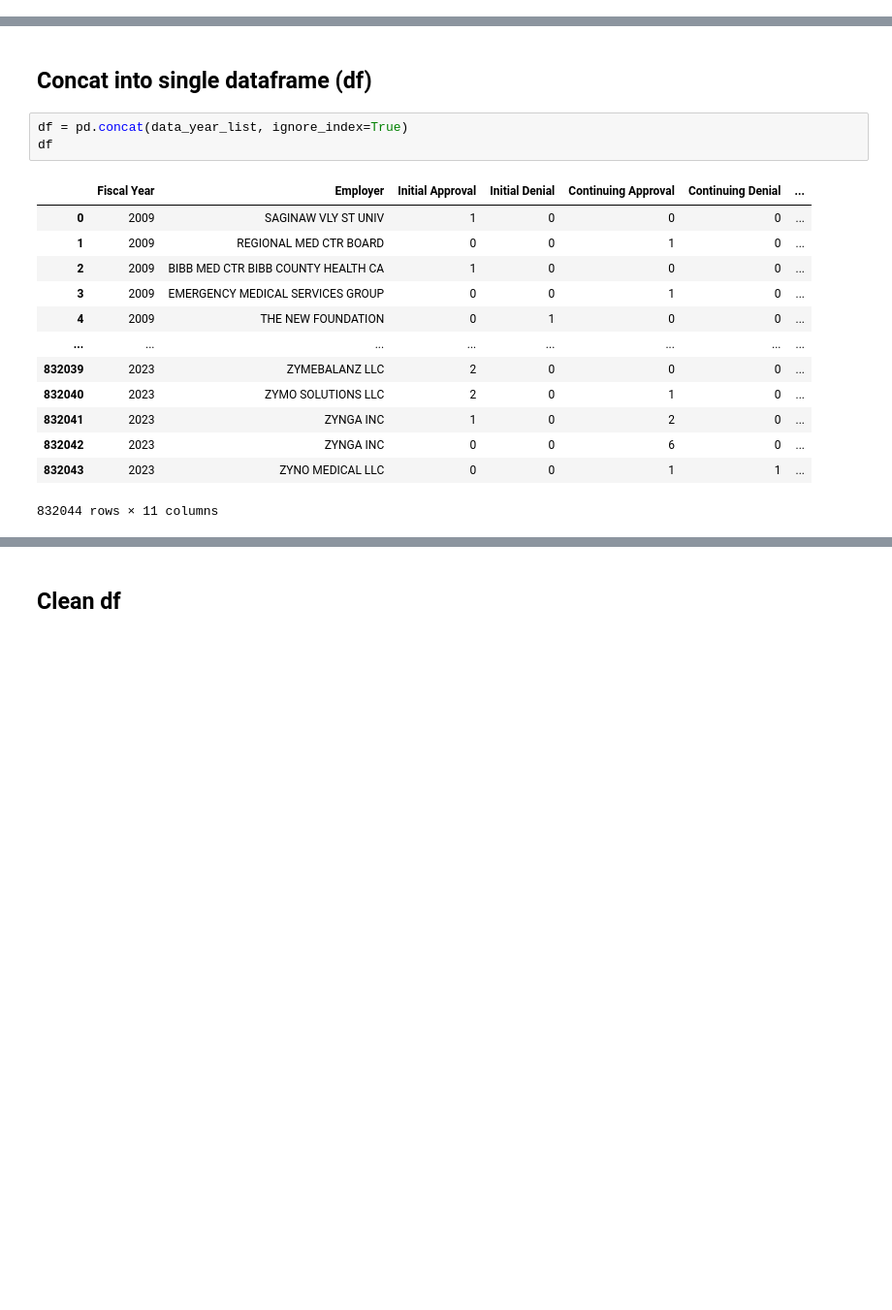
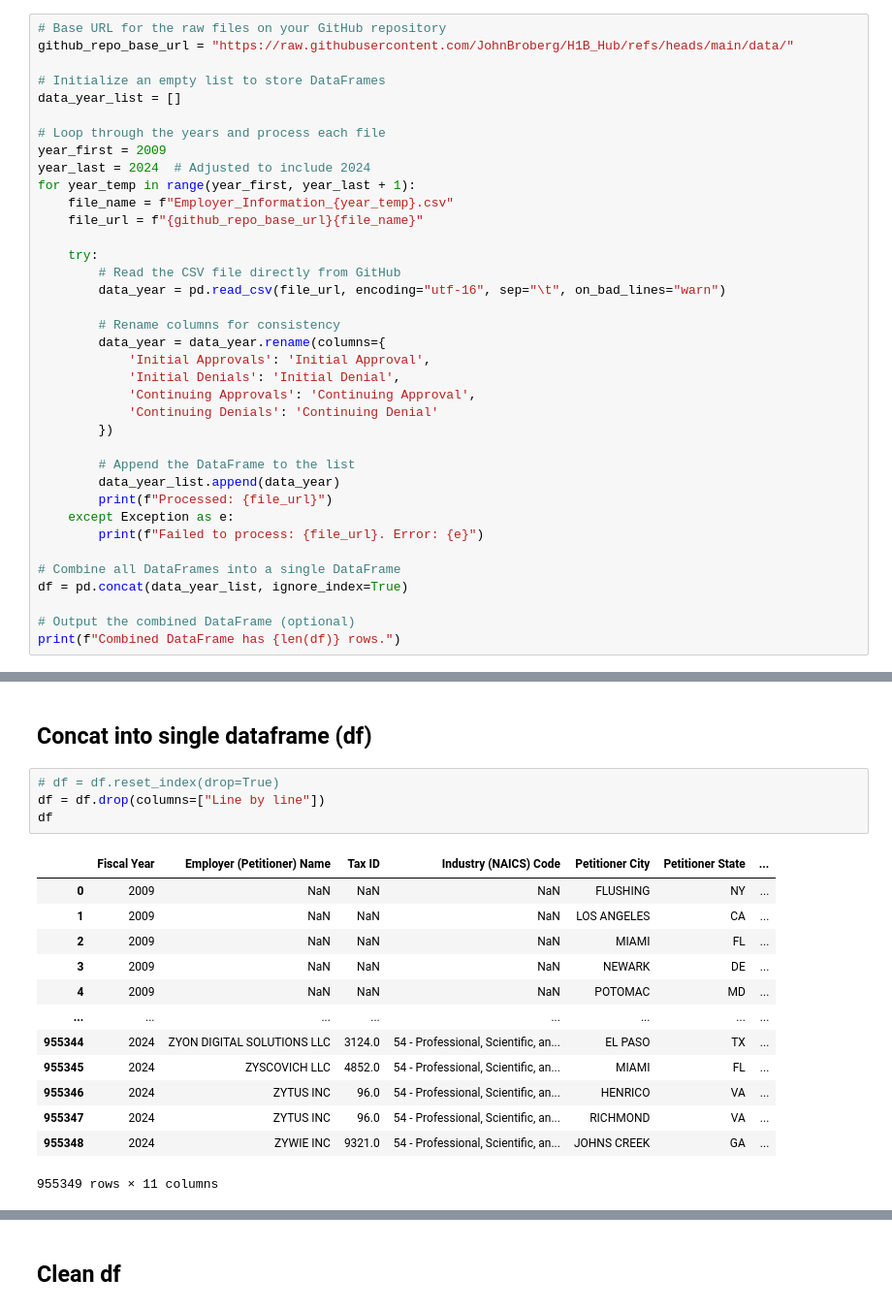
Before and after one commit to JohnBroberg/H1B_Hub, a Jupyter notebook: H1B_Hub.ipynb, the cells around one changed output, grey strips where cells are left out. Shown at 97% size. Cells and saved outputs as stored; diff of their text form; blank space fills up the shorter version.

Commit message:
download CSV/TSV files from github, going forward

```diff
--- a/H1B_Hub.ipynb
+++ b/H1B_Hub.ipynb
@@ -73,0 +29,37 @@ Failed to process: https://github.com/JohnBroberg/H1B_Hub/tree/main/data/Employe
+# %%
+# Base URL for the raw files on your GitHub repository
+github_repo_base_url = "https://raw.githubusercontent.com/JohnBroberg/H1B_Hub/refs/heads/main/data/"
+
+# Initialize an empty list to store DataFrames
+data_year_list = []
+
+# Loop through the years and process each file
+year_first = 2009
+year_last = 2024  # Adjusted to include 2024
+for year_temp in range(year_first, year_last + 1):
+    file_name = f"Employer_Information_{year_temp}.csv"
+    file_url = f"{github_repo_base_url}{file_name}"
+
+    try:
+        # Read the CSV file directly from GitHub
+        data_year = pd.read_csv(file_url, encoding="utf-16", sep="\t", on_bad_lines="warn")
+
+        # Rename columns for consistency
+        data_year = data_year.rename(columns={
+            'Initial Approvals': 'Initial Approval',
+            'Initial Denials': 'Initial Denial',
+            'Continuing Approvals': 'Continuing Approval',
+            'Continuing Denials': 'Continuing Denial'
+        })
+
+        # Append the DataFrame to the list
+        data_year_list.append(data_year)
+        print(f"Processed: {file_url}")
+    except Exception as e:
+        print(f"Failed to process: {file_url}. Error: {e}")
+
+# Combine all DataFrames into a single DataFrame
+df = pd.concat(data_year_list, ignore_index=True)
+
+# Output the combined DataFrame (optional)
+print(f"Combined DataFrame has {len(df)} rows.")
@@ -74,22 +84,23 @@ Failed to process: https://github.com/JohnBroberg/H1B_Hub/tree/main/data/Employe
 # %% [markdown]
 ## Concat into single dataframe (df)
 # %%
-df = pd.concat(data_year_list, ignore_index=True)
+# df = df.reset_index(drop=True)
+df = df.drop(columns=["Line by line"])
 df
 # %% [output]
-|  | Fiscal Year | Employer | Initial Approval | Initial Denial | Continuing Approval | Continuing Denial | ... |
-| 0 | 2009 | SAGINAW VLY ST UNIV | 1 | 0 | 0 | 0 | ... |
-| 1 | 2009 | REGIONAL MED CTR BOARD | 0 | 0 | 1 | 0 | ... |
-| 2 | 2009 | BIBB MED CTR BIBB COUNTY HEALTH CA | 1 | 0 | 0 | 0 | ... |
-| 3 | 2009 | EMERGENCY MEDICAL SERVICES GROUP | 0 | 0 | 1 | 0 | ... |
-| 4 | 2009 | THE NEW FOUNDATION | 0 | 1 | 0 | 0 | ... |
+|  | Fiscal Year | Employer (Petitioner) Name | Tax ID | Industry (NAICS) Code | Petitioner City | Petitioner State | ... |
+| 0 | 2009 | NaN | NaN | NaN | FLUSHING | NY | ... |
+| 1 | 2009 | NaN | NaN | NaN | LOS ANGELES | CA | ... |
+| 2 | 2009 | NaN | NaN | NaN | MIAMI | FL | ... |
+| 3 | 2009 | NaN | NaN | NaN | NEWARK | DE | ... |
+| 4 | 2009 | NaN | NaN | NaN | POTOMAC | MD | ... |
 | ... | ... | ... | ... | ... | ... | ... | ... |
-| 832039 | 2023 | ZYMEBALANZ LLC | 2 | 0 | 0 | 0 | ... |
-| 832040 | 2023 | ZYMO SOLUTIONS LLC | 2 | 0 | 1 | 0 | ... |
-| 832041 | 2023 | ZYNGA INC | 1 | 0 | 2 | 0 | ... |
-| 832042 | 2023 | ZYNGA INC | 0 | 0 | 6 | 0 | ... |
-| 832043 | 2023 | ZYNO MEDICAL LLC | 0 | 0 | 1 | 1 | ... |
+| 955344 | 2024 | ZYON DIGITAL SOLUTIONS LLC | 3124.0 | 54 - Professional, Scientific, an... | EL PASO | TX | ... |
+| 955345 | 2024 | ZYSCOVICH LLC | 4852.0 | 54 - Professional, Scientific, an... | MIAMI | FL | ... |
+| 955346 | 2024 | ZYTUS INC | 96.0 | 54 - Professional, Scientific, an... | HENRICO | VA | ... |
+| 955347 | 2024 | ZYTUS INC | 96.0 | 54 - Professional, Scientific, an... | RICHMOND | VA | ... |
+| 955348 | 2024 | ZYWIE INC | 9321.0 | 54 - Professional, Scientific, an... | JOHNS CREEK | GA | ... |
-832044 rows × 11 columns
+955349 rows × 11 columns
 # %%
 df.info()
 
```
Also changed, not shown: parts of 4 cells of this notebook.
